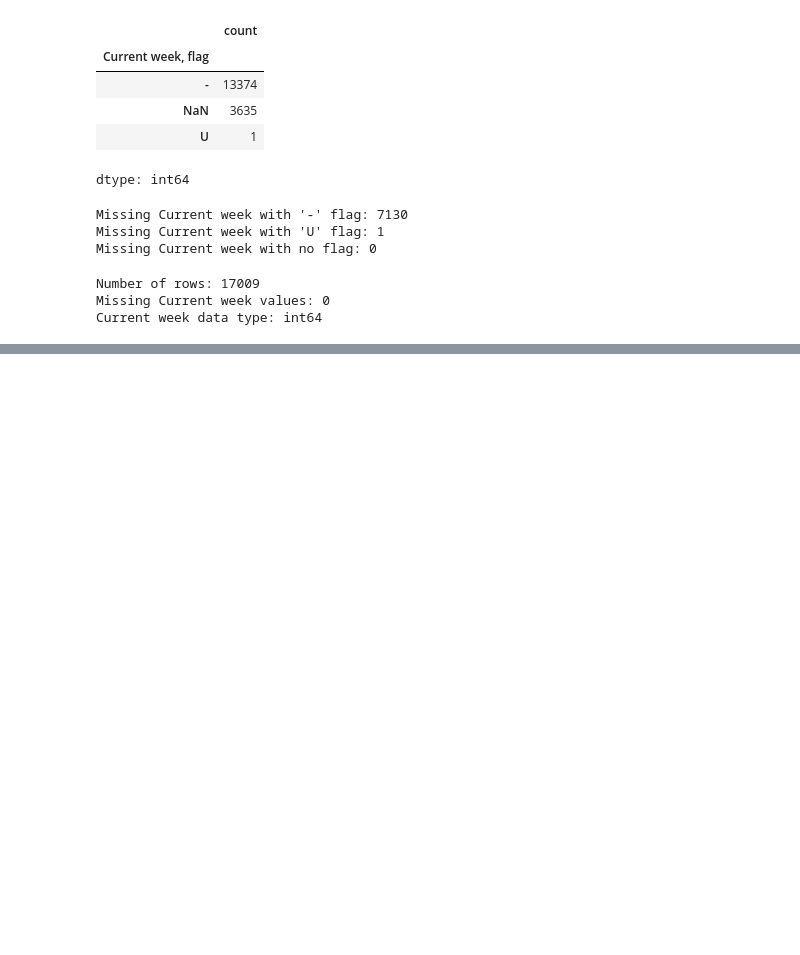
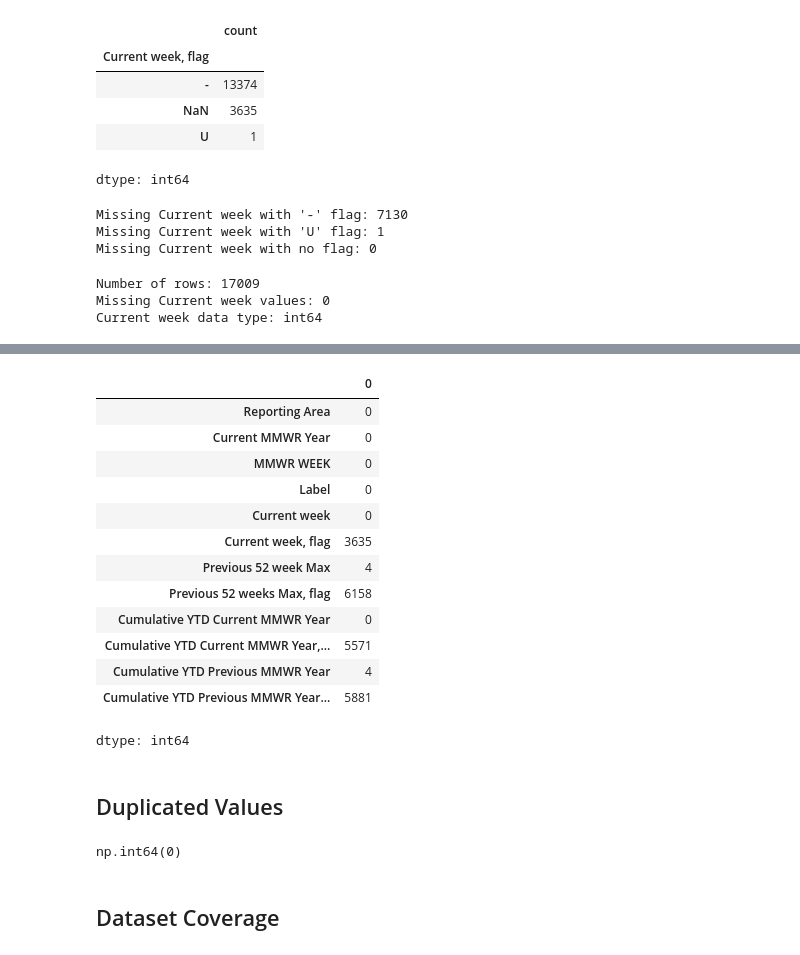
Before and after one commit to swirita/Disease-Forecasting, a Jupyter notebook: notebooks/01_preparing_data.ipynb, the cells around one changed output, grey strips where cells are left out. Saved outputs shown, nothing was run; the diff lists cells and outputs as text; code cells hidden in the pictures; blank space fills up the shorter version.

```diff
--- a/notebooks/01_preparing_data.ipynb
+++ b/notebooks/01_preparing_data.ipynb
@@ -140,0 +340,3 @@ Current week data type: int64
+# %%
+# Drop geocode because Reporting Area already identifies the location
+df.drop(columns=["geocode"], inplace=True)
@@ -140,0 +345,28 @@ Current week data type: int64
+# %%
+# Remove the website sorting column
+df.drop(columns=["sort_order"], inplace=True)
+# %%
+df.isna().sum()
+# %% [output]
+|  | 0 |
+| Reporting Area | 0 |
+| Current MMWR Year | 0 |
+| MMWR WEEK | 0 |
+| Label | 0 |
+| Current week | 0 |
+| Current week, flag | 3635 |
+| Previous 52 week Max | 4 |
+| Previous 52 weeks Max, flag | 6158 |
+| Cumulative YTD Current MMWR Year | 0 |
+| Cumulative YTD Current MMWR Year,... | 5571 |
+| Cumulative YTD Previous MMWR Year | 4 |
+| Cumulative YTD Previous MMWR Year... | 5881 |
+dtype: int64
+# %% [markdown]
+## Duplicated Values
+# %%
+df.duplicated().sum()
+# %% [output]
+np.int64(0)
+# %% [markdown]
+## Dataset Coverage
```
Also changed, not shown: parts of 32 cells of this notebook.
